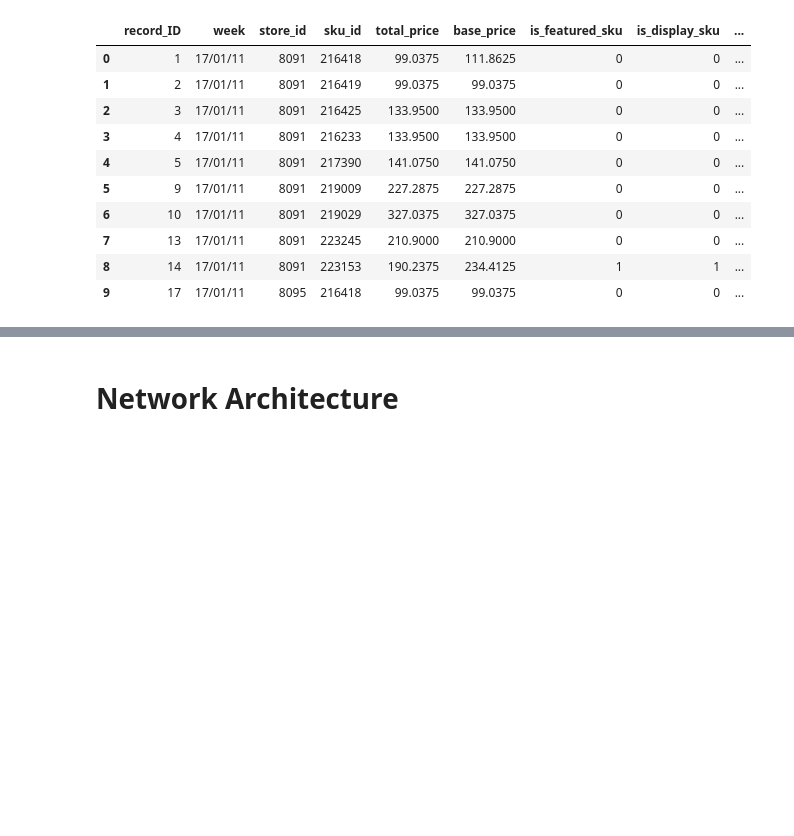
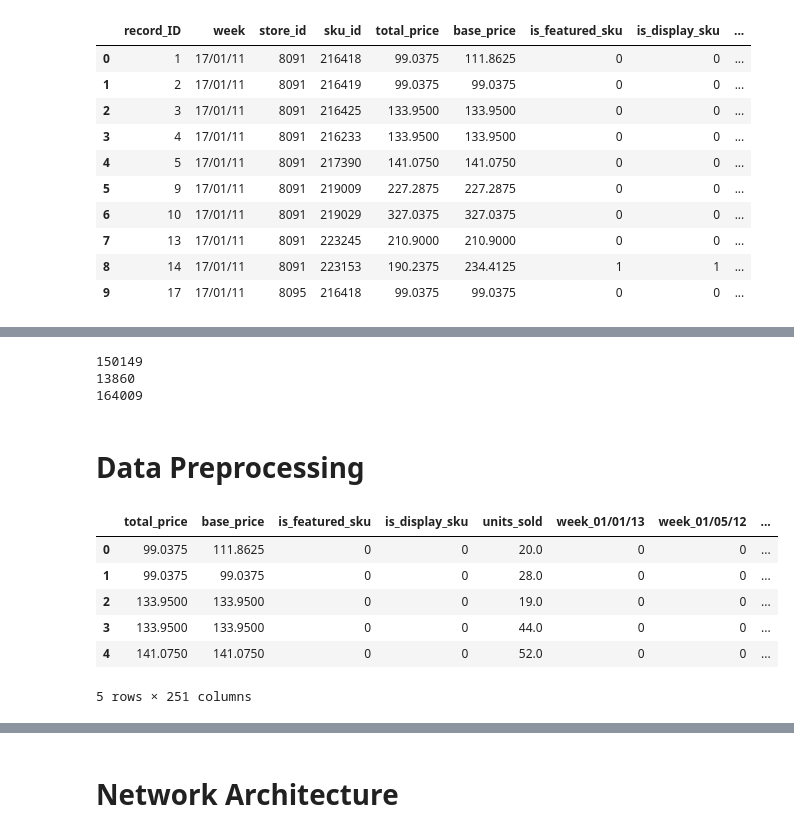
Before and after one commit to sumanyurosha/hackathons, a Jupyter notebook: Demand_Forecasting.ipynb, the cells around one changed output, grey strips where cells are left out. Cells and saved outputs as stored; diff of their text form; code cells hidden in the pictures; blank space fills up the shorter version.

```diff
--- a/Demand_Forecasting.ipynb
+++ b/Demand_Forecasting.ipynb
@@ -25,0 +156,27 @@ train_data.head(10)
+# %%
+print(len(train_data))
+print(len(test_data))
+print(len(combined_data))
+# %% [output]
+150149
+13860
+164009
+# %% [markdown]
+# **Data Preprocessing**
+# %%
+def get_dummy_fields(data):
+
+    # doing this for categorical features
+    dummy_fields = ['week', 'store_id', 'sku_id']
+
+    for each in dummy_fields:
+        dummy = pd.get_dummies(data[each], prefix=each, drop_first=False)
+        data = pd.concat([data, dummy], axis=1)
+
+    return data
+# %%
+def drop_fields(data):
+
+    fields_to_drop = ['record_ID','week', 'store_id', 'sku_id']
+    data = data.drop(fields_to_drop, axis=1)
+    return data
@@ -26,3 +199,16 @@ train_data.head(10)
+# %%
+combined_data = get_dummy_fields(combined_data)
+combined_data = drop_fields(combined_data)
+
+combined_data.head()
+# %% [output]
+|  | total_price | base_price | is_featured_sku | is_display_sku | units_sold | week_01/01/13 | week_01/05/12 | ... |
+| 0 | 99.0375 | 111.8625 | 0 | 0 | 20.0 | 0 | 0 | ... |
+| 1 | 99.0375 | 99.0375 | 0 | 0 | 28.0 | 0 | 0 | ... |
+| 2 | 133.9500 | 133.9500 | 0 | 0 | 19.0 | 0 | 0 | ... |
+| 3 | 133.9500 | 133.9500 | 0 | 0 | 44.0 | 0 | 0 | ... |
+| 4 | 141.0750 | 141.0750 | 0 | 0 | 52.0 | 0 | 0 | ... |
+5 rows × 251 columns
 # %%
 len(train_data)
 # %% [output]
```
Also changed, not shown: parts of 56 cells of this notebook.
